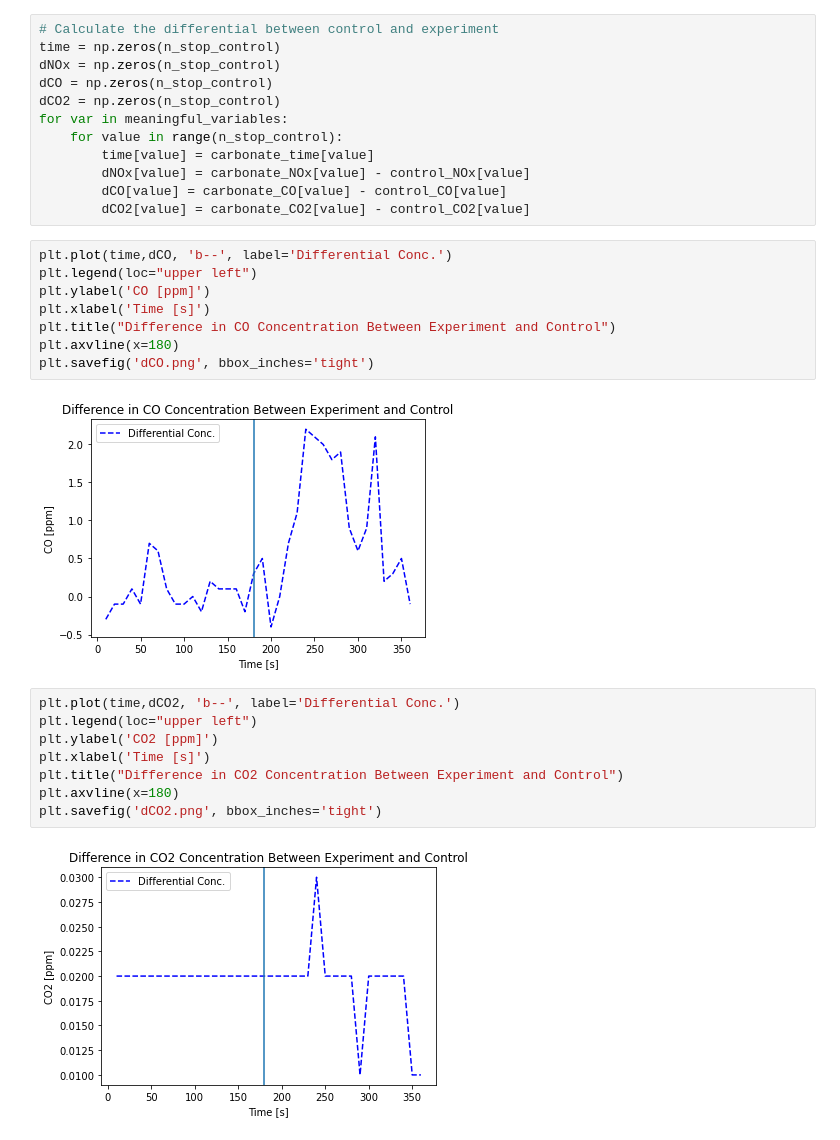
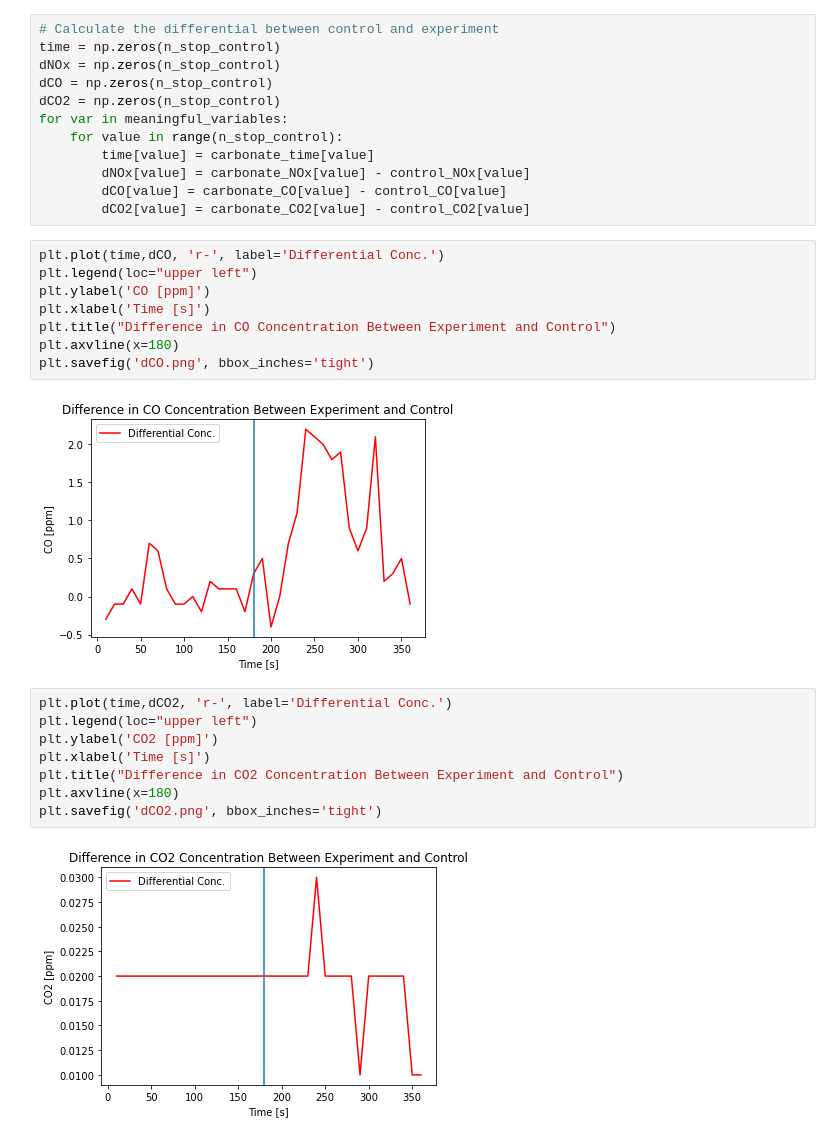
Before and after one commit to milesmsmith/Stanford-Plasma-Physics-Lab, a Jupyter notebook: Sodium Carbonate Experiments/Test Data/Preliminary Data Results.ipynb, the cells around one changed output. Cells and saved outputs as stored; diff of their text form.

Commit message:
figures

```diff
--- a/Sodium Carbonate Experiments/Test Data/Preliminary Data Results.ipynb
+++ b/Sodium Carbonate Experiments/Test Data/Preliminary Data Results.ipynb
@@ -156,17 +156,17 @@ for var in meaningful_variables:
         dCO[value] = carbonate_CO[value] - control_CO[value]
         dCO2[value] = carbonate_CO2[value] - control_CO2[value]
 # %%
-plt.plot(time,dCO, 'b--', label='Differential Conc.')
+plt.plot(time,dCO, 'r-', label='Differential Conc.')
 plt.legend(loc="upper left")
 plt.ylabel('CO [ppm]')
 plt.xlabel('Time [s]')
 plt.title("Difference in CO Concentration Between Experiment and Control")
 plt.axvline(x=180)
 plt.savefig('dCO.png', bbox_inches='tight')
 # %% [output]
-[figure, old version]
+[figure, new version]
 # %%
-plt.plot(time,dCO2, 'b--', label='Differential Conc.')
+plt.plot(time,dCO2, 'r-', label='Differential Conc.')
 plt.legend(loc="upper left")
 plt.ylabel('CO2 [ppm]')
 plt.xlabel('Time [s]')
@@ -174,5 +174,5 @@ plt.title("Difference in CO2 Concentration Between Experiment and Control")
 plt.axvline(x=180)
 plt.savefig('dCO2.png', bbox_inches='tight')
 # %% [output]
-[figure, old version]
+[figure, new version]
 # %%
```
Also changed, not shown: parts of 1 cell of this notebook, 6 other files.
